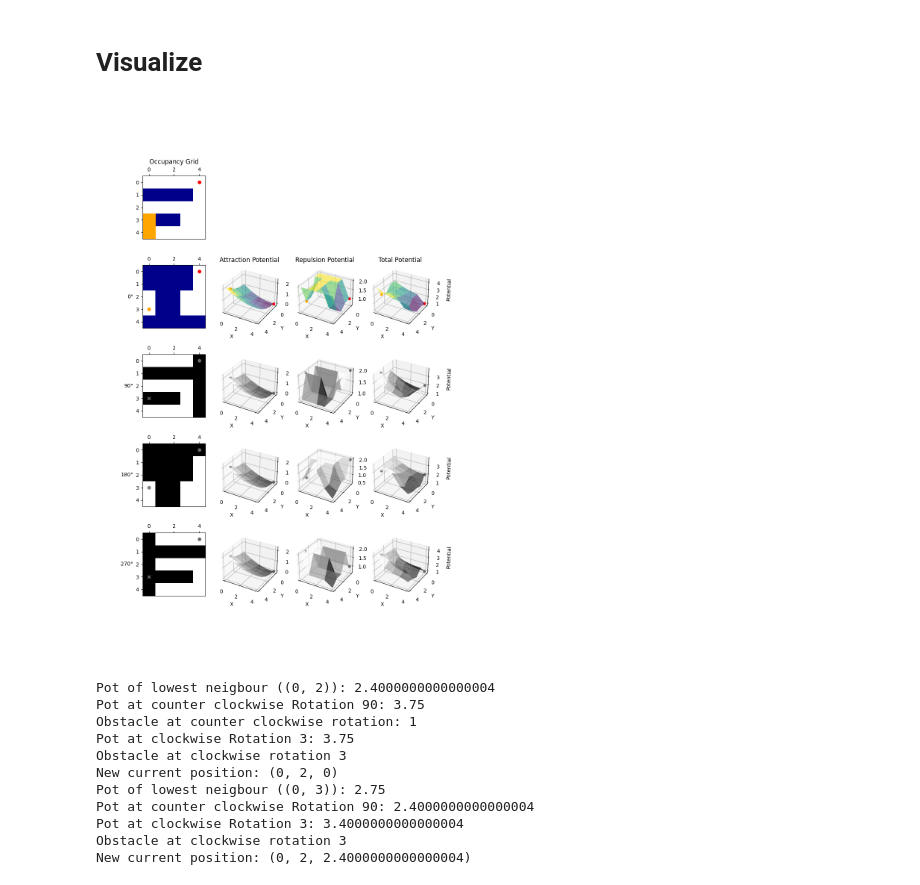
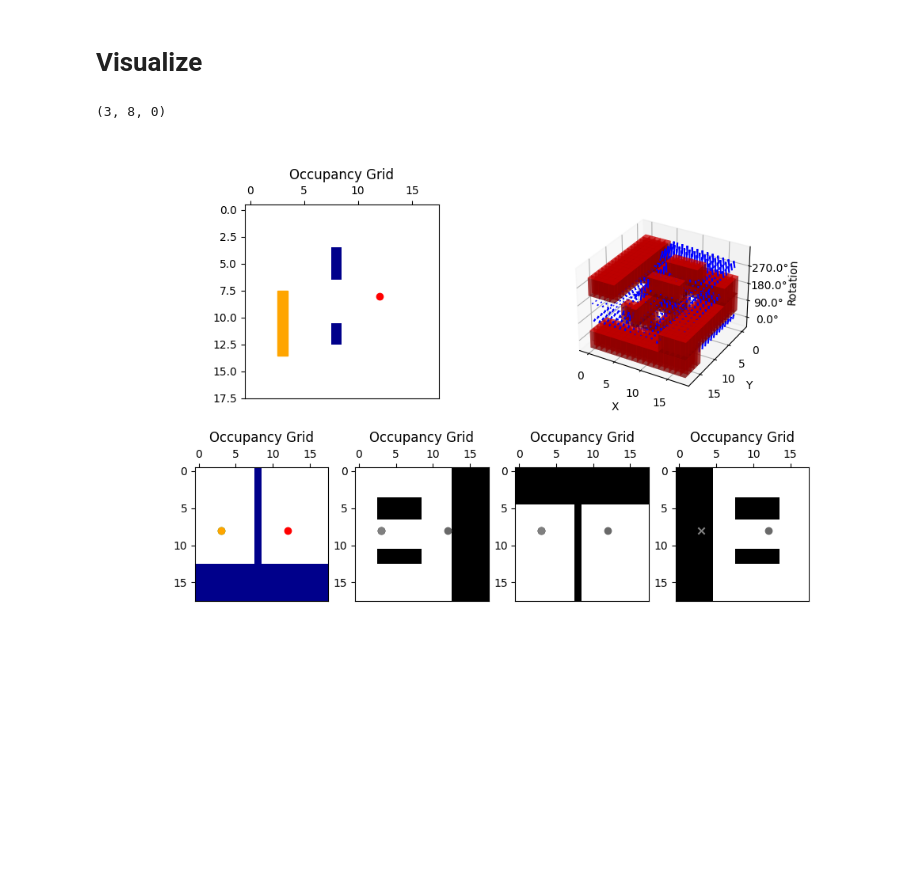
Before and after one commit to ca-schue/potential-field, a Jupyter notebook: pot-field.ipynb, the cells around one changed output. Drawn from its saved outputs; the diff is of its cells as text; code cells hidden in the pictures; blank space fills up the shorter version.

Commit message:
force arrows v1

```diff
--- a/pot-field.ipynb
+++ b/pot-field.ipynb
@@ -216,0 +277,17 @@ def compute_cs_270deg(occupancy_grid, robot_width, robot_length):
+# %%
+%matplotlib widget
+import matplotlib.pyplot as plt
+
+fig = plt.figure(figsize=(10, 3))
+for rotation in range(4):
+    ax_occupancy_grid = fig.add_subplot(1, 4, rotation+1)
+    plot_occupancy_grid(
+        occupancy_grid=computational_space[rotation],
+        goal_point=goal_point,
+        plot_axis=ax_occupancy_grid,
+        robot_width=robot_width,
+        robot_length=robot_length,
+        start_point=start_point,
+        plot_title="")
+
+plt.show()
@@ -600,60 +521,72 @@ for rotation in range(4):
 # %% [markdown]
 # Visualize
 # %%
-fig = plt.figure(figsize=(10, 15))
+fig = plt.figure(figsize=(10, 7))
 
-axes = []
+ax_occupancy_grid = fig.add_subplot(2, 4, (1,2))
+ax_cs_3D_force_vetors = fig.add_subplot(2, 4, (3,4), projection='3d')
 
-for rotation in range(4):
-    for plot in range(1,5):
-        if plot == 1 :
-            axes.append(fig.add_subplot(5, 4, plot + rotation*4 + 4)) # occupancy grid
-        else:
-            axes.append(fig.add_subplot(5, 4, plot + rotation*4 + 4, projection='3d')) # 3D potentials
-
-ax_occupancy_grid = fig.add_subplot(5, 4, 1)
+ax_cs_2D = [fig.add_subplot(2, 4, 5), fig.add_subplot(2, 4, 6), fig.add_subplot(2, 4, 7), fig.add_subplot(2, 4, 8)]
 
 def on_key(event):
     global current_position, path
-    current_position = gradient_descent_step(total_potentials, computational_spaces, current_position)
+    current_position = gradient_descent(
+                        current_position=current_position,
+                        force_field_x=force_field_x,
+                        force_field_y=force_field_y,
+                        force_field_rotation=force_field_rotation)
+    print(current_position)
+    visualize_space_and_forces(computational_space, force_field_x, force_field_y, force_field_rotation, goal_point, ax_cs_3D_force_vetors)
     plot_occupancy_grid(
         occupancy_grid=occupancy_grid,
         start_point=start_point,
         goal_point=goal_point,
         current_position=current_position,
         robot_width=robot_width,
         robot_length=robot_length,
         plot_axis=ax_occupancy_grid
     )
-    plot_computational_spaces(computational_spaces, attraction_potentials, repulsion_potentials, total_potentials, start_point, goal_point, current_position, axes)
+    for rotation in range(4):
+
+        plot_occupancy_grid(
+            occupancy_grid=computational_space[rotation],
+            start_point=start_point,
+            goal_point=goal_point,
+            current_position=current_position,
+            plot_axis=ax_cs_2D[rotation],
+            active = current_position[2] == rotation
+    )
+
     # path.append(tuple(current_position))
     plt.draw()
 
+
+visualize_space_and_forces(computational_space, force_field_x, force_field_y, force_field_rotation, goal_point, ax_cs_3D_force_vetors)
 plot_occupancy_grid(
     occupancy_grid=occupancy_grid,
     start_point=start_point,
     goal_point=goal_point,
     current_position=current_position,
     robot_width=robot_width,
     robot_length=robot_length,
     plot_axis=ax_occupancy_grid
 )
-plot_computational_spaces(computational_spaces, attraction_potentials, repulsion_potentials, total_potentials, start_point, goal_point, current_position, axes)
+for rotation in range(4):
+    plot_occupancy_grid(
+    occupancy_grid=computational_space[rotation],
+    start_point=start_point,
+    goal_point=goal_point,
+    current_position=current_position,
+    plot_axis=ax_cs_2D[rotation],
+    active = current_position[2] == rotation
+)
+print(current_position)
+
 
 # Verbinde die Tasten mit der Funktion on_key
 fig.canvas.mpl_connect('key_press_event', on_key)
 
 plt.show()
 # %% [output]
+(3, 8, 0)
-[figure, old version]
+[figure, new version]
-Pot of lowest neigbour ((0, 2)): 2.4000000000000004
-Pot at counter clockwise Rotation 90: 3.75
-Obstacle at counter clockwise rotation: 1
-Pot at clockwise Rotation 3: 3.75
-Obstacle at clockwise rotation 3
-New current position: (0, 2, 0)
-Pot of lowest neigbour ((0, 3)): 2.75
-Pot at counter clockwise Rotation 90: 2.4000000000000004
-Pot at clockwise Rotation 3: 3.4000000000000004
-Obstacle at clockwise rotation 3
-New current position: (0, 2, 2.4000000000000004)
```
Also changed, not shown: parts of 33 cells of this notebook.
